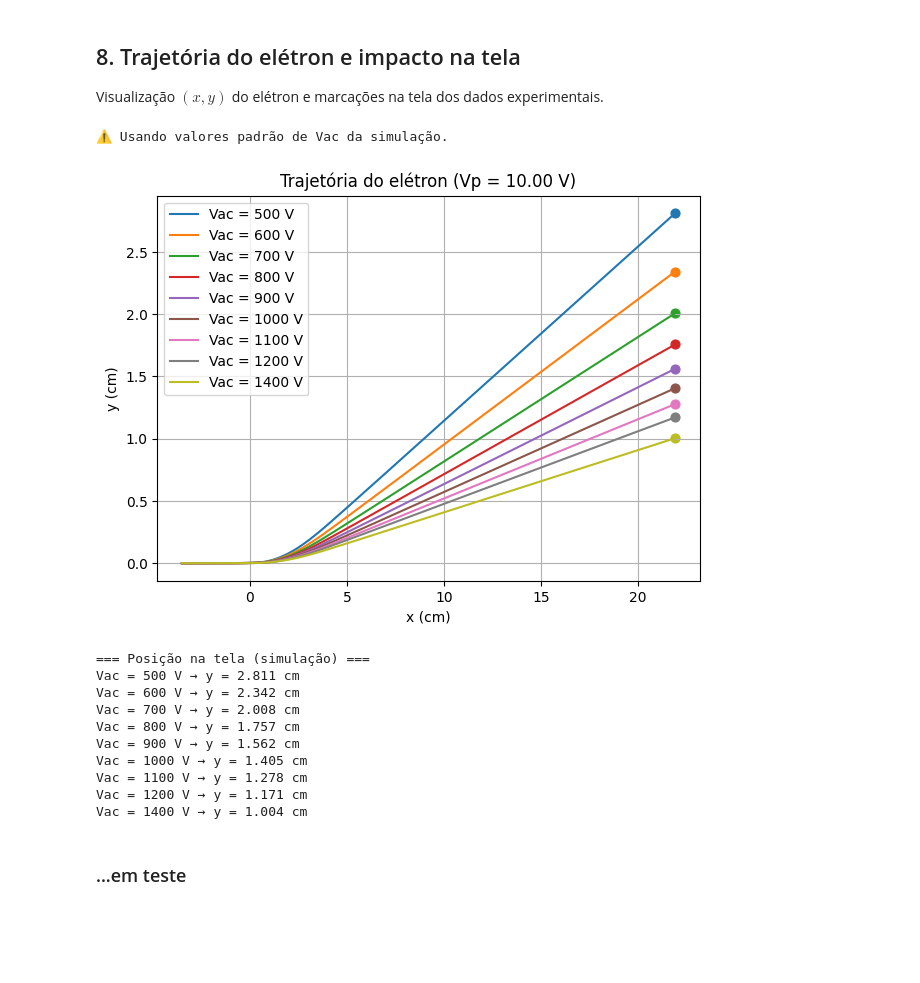
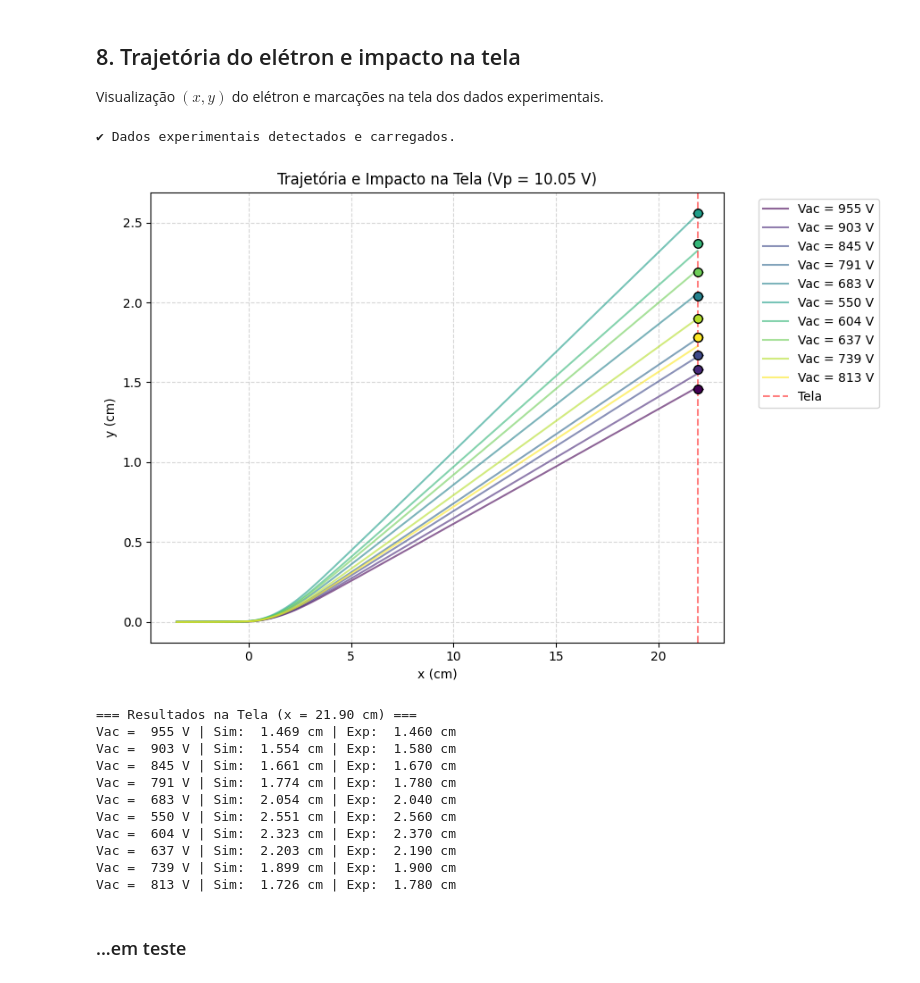
Before and after one commit to gutermanjunior/Lab3_2026-Exp2Atv1-CRT_Simulation_Electric_Field, a Jupyter notebook: Exp2Atv1 simulacao_TRC Guterman.ipynb, the cells around one changed output. Cells and saved outputs as stored; diff of their text form; code cells hidden in the pictures; blank space fills up the shorter version.

```diff
--- a/Exp2Atv1 simulacao_TRC Guterman.ipynb
+++ b/Exp2Atv1 simulacao_TRC Guterman.ipynb
@@ -59,7 +52,7 @@ Carregamento do campo elétrico exportado.
 #@title Leitura do CSV do FEMM
 
 # ================= LEITURA =================
-df = pd.read_csv("electric_field_data.csv")
+df = pd.read_csv("teste femm/electric_field_data.csv")
 
 # ================= SELEÇÃO DO CORTE =================
 y_ref = df.loc[df["y"] >= 0, "y"].min()
@@ -255,18 +247,18 @@ Visualização da simulação e dos dados experimentais.
 # %%
 #@title Gráfico y vs Vp com MMQ (simulação + experimental opcional)
 
-# ================= IMPORTS =================
-import numpy as np
-import pandas as pd
-import matplotlib.pyplot as plt
+# # ================= IMPORTS =================
+# import numpy as np
+# import pandas as pd
+# import matplotlib.pyplot as plt
 
 # ODR = Orthogonal Distance Regression (considera incertezas em x e y)
 # Aqui usamos como um "MMQ generalizado"
-from scipy import odr as mmq
+# from scipy import odr as mmq
 
 # ================= CONFIGURAÇÕES =================
 Vacfix = Vacfixo[-1]
-csv_exp = "dados_experimentais.csv"
+csv_exp = "teste femm/dados_experimentais_VacFixo.csv"
 tamanho_ponto = 40  # tamanho visual dos pontos
 
 # ================= SIMULAÇÃO =================
@@ -294,7 +286,8 @@ plt.plot(
 
 # ================= DADOS EXPERIMENTAIS =================
 print("\nTentando carregar dados experimentais...")
-print("Formato esperado do CSV: Vp, y, dVp, dy")
+# sVp e sy representam as incertezas (sigma)
+print("Formato esperado do CSV: Vp, y, sVp, sy")
 
 dados_experimentais_carregados = False
 
@@ -303,23 +296,23 @@ try:
     df_exp = pd.read_csv(csv_exp)
 
     # -------- VALIDAÇÃO --------
-    colunas = ["Vp", "y", "dVp", "dy"]
+    colunas = ["Vp", "y", "sVp", "sy"]
     for c in colunas:
         if c not in df_exp.columns:
             raise ValueError(f"Coluna '{c}' não encontrada")
 
     # -------- EXTRAÇÃO --------
     Vp_exp = df_exp["Vp"].values
-    y_exp = df_exp["y"].values
-    dVp = df_exp["dVp"].values
-    dy = df_exp["dy"].values
+    y_exp = df_exp["y"].values*100
+    sVp = df_exp["sVp"].values  # s é de sigma (incerteza)
+    sy = df_exp["sy"].values*100    # s é de sigma (incerteza)
 
     print("✔ Dados experimentais carregados com sucesso.")
 
     # -------- PLOT EXPERIMENTAL --------
     plt.errorbar(
         Vp_exp, y_exp,
-        xerr=dVp, yerr=dy,
+        xerr=sVp, yerr=sy,
         fmt='o',
         markersize=tamanho_ponto/5,
         capsize=3,
@@ -336,8 +329,8 @@ try:
     dados_mmq = mmq.RealData(
         Vp_exp,
         y_exp,
-        sx=dVp,
-        sy=dy
+        sx=sVp,
+        sy=sy
     )
 
     # chute inicial melhorado
@@ -377,7 +370,7 @@ except pd.errors.EmptyDataError:
 except ValueError as e:
     print("\n⚠️ Problema nas colunas do CSV:")
     print("→", e)
-    print("→ Esperado: Vp, y, dVp, dy")
+    print("→ Esperado: Vp, y, sVp, sy")
 
 except Exception as e:
     print("\n⚠️ Erro ao processar os dados experimentais:")
@@ -443,8 +437,8 @@ Visualização $(x,y)$ do elétron e marcações na tela dos dados experimentais
 #@title Trajetória do elétron + impacto na tela
 
 # ================= CONFIGURAÇÕES =================
-Vptraj = 12.0
-csv_exp = "dados_tela.csv"
+Vptraj = 10.05
+csv_exp = "teste femm/dados_tela.csv"
 # O código verifica automaticamente a existência do arquivo acima.
 # Formato esperado (com cabeçalho - ordem das colunas livre):
 #
@@ -530,45 +524,46 @@ for i, Vac_val in enumerate(Vac_plot):
 
         # Ponto experimental plotado exatamente na posição final x (tela)
         plt.errorbar(x_cm[-1], y_exp_val, yerr=sy_val, fmt='o',
                      color=cores[i], capsize=4, markersize=7,
                      markeredgecolor='black', zorder=5)
     else:
         # Caso contrário, exibir apenas o ponto final calculado pela simulação
         plt.scatter(x_cm[-1], y_tela_sim, s=40, color=cores[i],
                     edgecolors='black', zorder=5)
 
 # ================= FORMATAÇÃO DO GRÁFICO =================
 plt.title(f"Trajetória e Impacto na Tela (Vp = {Vptraj:.2f} V)")
 plt.xlabel("x (cm)")
 plt.ylabel("y (cm)")
 plt.axvline(x_cm[-1], color='red', linestyle='--', alpha=0.5, label="Tela")
 plt.grid(True, linestyle='--', alpha=0.5)
 plt.legend(bbox_to_anchor=(1.05, 1), loc='upper left')
 plt.tight_layout()
 plt.show()
 
 # ================= RESUMO DE RESULTADOS NO TERMINAL =================
 print(f"\n=== Resultados na Tela (x = {x_cm[-1]:.2f} cm) ===")
 for i, Vac_val in enumerate(Vac_plot):
     txt = f"Vac = {Vac_val:4.0f} V | Sim: {y_tela_sim_final[i]:6.3f} cm"
     if usando_experimental:
         # Busca o valor correspondente no DataFrame para comparação direta
         y_e = df_exp[df_exp["Vac"] == Vac_val].iloc[0]["y"]
         txt += f" | Exp: {y_e:6.3f} cm"
     print(txt)
 # %% [output]
-⚠️ Usando valores padrão de Vac da simulação.
+✔ Dados experimentais detectados e carregados.
-[figure, old version]
+[figure, new version]
-=== Posição na tela (simulação) ===
-Vac = 500 V → y = 2.811 cm
-Vac = 600 V → y = 2.342 cm
-Vac = 700 V → y = 2.008 cm
-Vac = 800 V → y = 1.757 cm
-Vac = 900 V → y = 1.562 cm
-Vac = 1000 V → y = 1.405 cm
-Vac = 1100 V → y = 1.278 cm
-Vac = 1200 V → y = 1.171 cm
-Vac = 1400 V → y = 1.004 cm
+=== Resultados na Tela (x = 21.90 cm) ===
+Vac =  955 V | Sim:  1.469 cm | Exp:  1.460 cm
+Vac =  903 V | Sim:  1.554 cm | Exp:  1.580 cm
+Vac =  845 V | Sim:  1.661 cm | Exp:  1.670 cm
+Vac =  791 V | Sim:  1.774 cm | Exp:  1.780 cm
+Vac =  683 V | Sim:  2.054 cm | Exp:  2.040 cm
+Vac =  550 V | Sim:  2.551 cm | Exp:  2.560 cm
+Vac =  604 V | Sim:  2.323 cm | Exp:  2.370 cm
+Vac =  637 V | Sim:  2.203 cm | Exp:  2.190 cm
+Vac =  739 V | Sim:  1.899 cm | Exp:  1.900 cm
+Vac =  813 V | Sim:  1.726 cm | Exp:  1.780 cm
 # %% [markdown]
 ### ...em teste
 # %%
```
Also changed, not shown: parts of 8 cells of this notebook.
